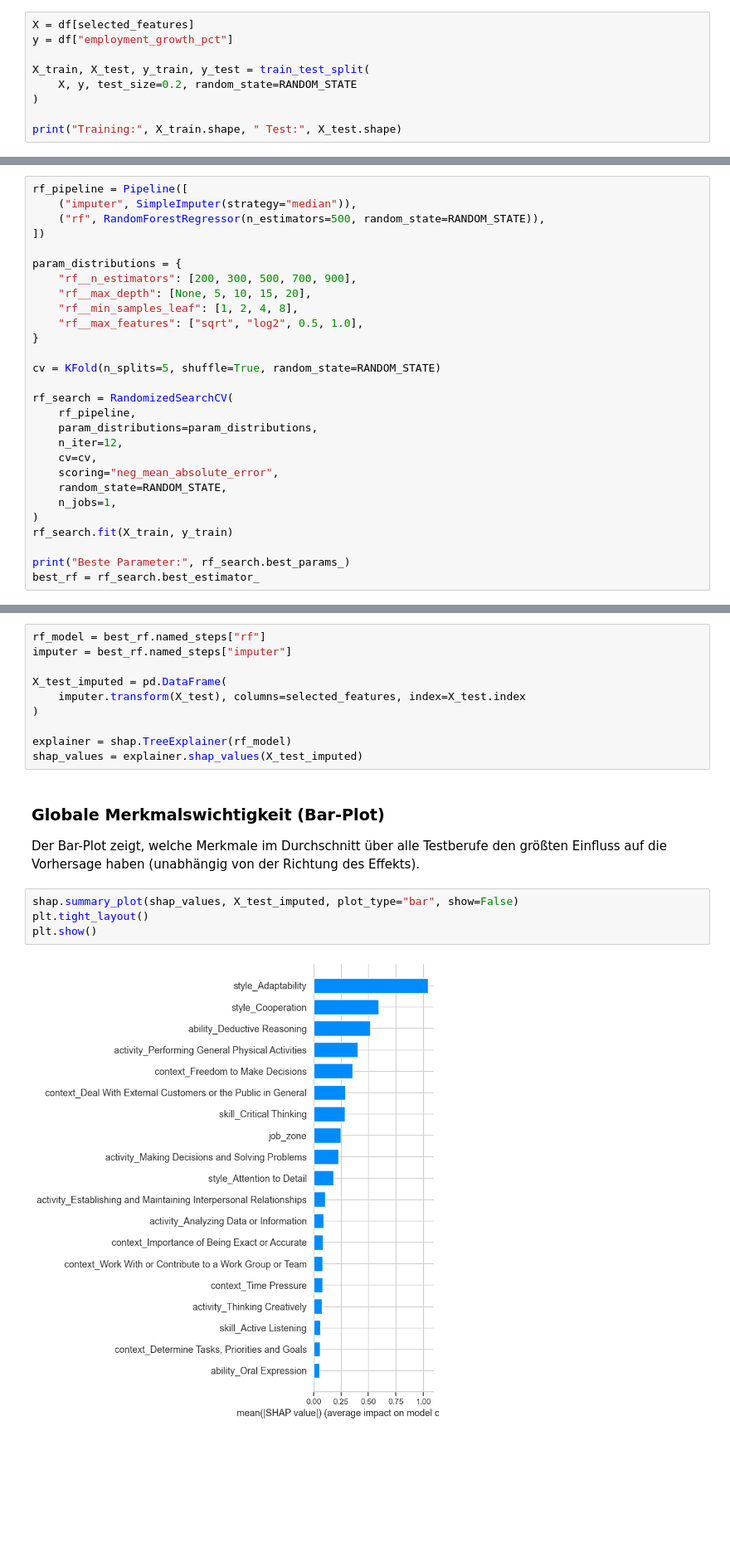
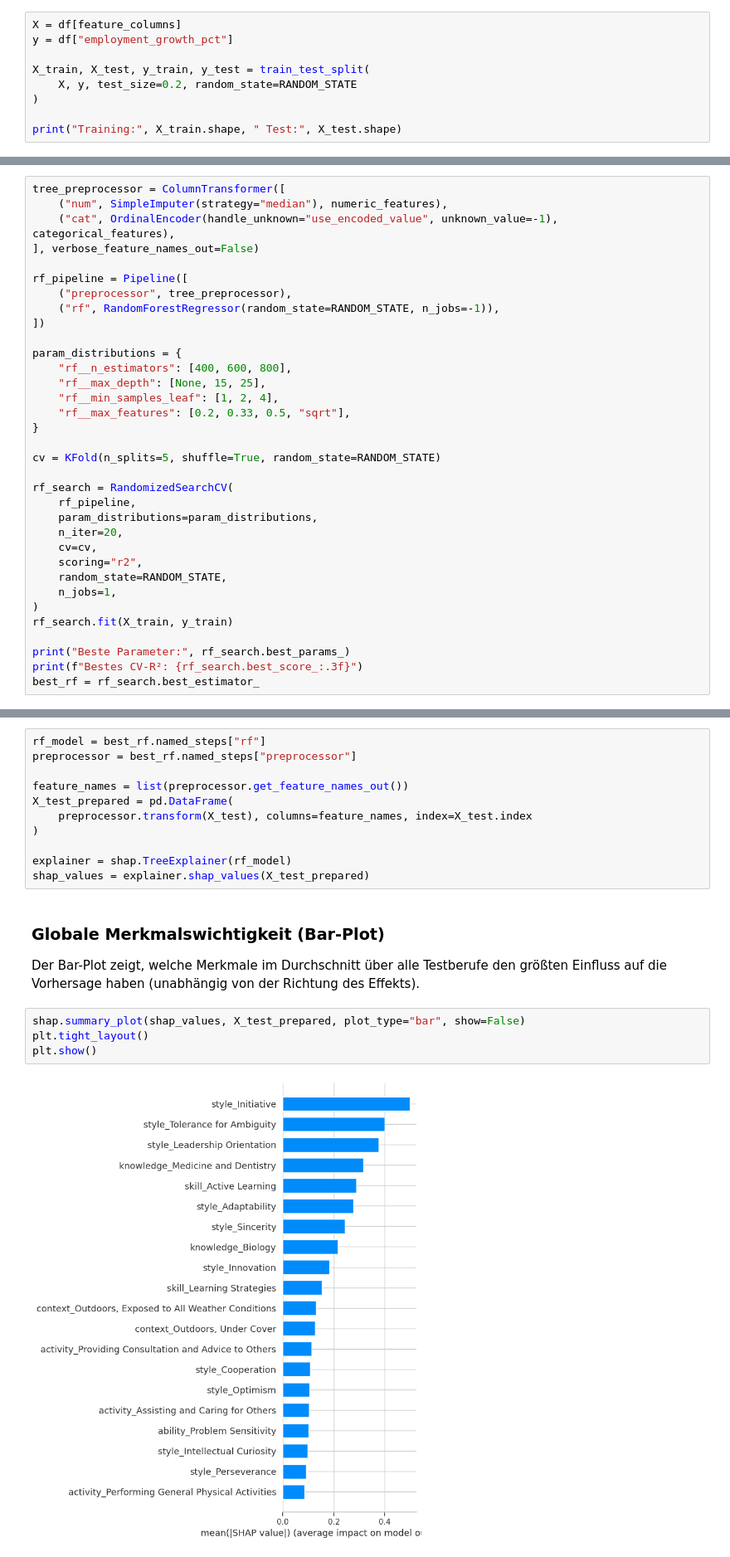
Before and after one commit to drmSalo/explainable_ai, a Jupyter notebook: index.ipynb, the cells around one changed output, grey strips where cells are left out. Shown at 83% size. Drawn from its saved outputs; the diff is of its cells as text; blank space fills up the shorter version.

```diff
--- a/index.ipynb
+++ b/index.ipynb
@@ -414,7 +396,7 @@ Der Split erfolgt direkt nach der Feature-Auswahl, **bevor** Imputer/Scaler gefi
 werden – so fließen keine Informationen aus dem Testset in die Vorverarbeitung ein
 (kein Data Leakage).
 # %%
-X = df[selected_features]
+X = df[feature_columns]
 y = df["employment_growth_pct"]
 
 X_train, X_test, y_train, y_test = train_test_split(
@@ -451,14 +448,19 @@ Als Hauptmodell dient ein `RandomForestRegressor`. Die Hyperparameter werden mit
 # %%
+tree_preprocessor = ColumnTransformer([
+    ("num", SimpleImputer(strategy="median"), numeric_features),
+    ("cat", OrdinalEncoder(handle_unknown="use_encoded_value", unknown_value=-1), categorical_features),
+], verbose_feature_names_out=False)
+
 rf_pipeline = Pipeline([
-    ("imputer", SimpleImputer(strategy="median")),
-    ("rf", RandomForestRegressor(n_estimators=500, random_state=RANDOM_STATE)),
+    ("preprocessor", tree_preprocessor),
+    ("rf", RandomForestRegressor(random_state=RANDOM_STATE, n_jobs=-1)),
 ])
 
 param_distributions = {
-    "rf__n_estimators": [200, 300, 500, 700, 900],
-    "rf__max_depth": [None, 5, 10, 15, 20],
-    "rf__min_samples_leaf": [1, 2, 4, 8],
-    "rf__max_features": ["sqrt", "log2", 0.5, 1.0],
+    "rf__n_estimators": [400, 600, 800],
+    "rf__max_depth": [None, 15, 25],
+    "rf__min_samples_leaf": [1, 2, 4],
+    "rf__max_features": [0.2, 0.33, 0.5, "sqrt"],
 }
 
 cv = KFold(n_splits=5, shuffle=True, random_state=RANDOM_STATE)
@@ -466,14 +468,15 @@ cv = KFold(n_splits=5, shuffle=True, random_state=RANDOM_STATE)
 rf_search = RandomizedSearchCV(
     rf_pipeline,
     param_distributions=param_distributions,
-    n_iter=12,
+    n_iter=20,
     cv=cv,
-    scoring="neg_mean_absolute_error",
+    scoring="r2",
     random_state=RANDOM_STATE,
     n_jobs=1,
 )
 rf_search.fit(X_train, y_train)
 
 print("Beste Parameter:", rf_search.best_params_)
+print(f"Bestes CV-R²: {rf_search.best_score_:.3f}")
 best_rf = rf_search.best_estimator_
 # %% [output]
@@ -550,25 +549,26 @@ Diese zeigen, wie stark und in welche Richtung jedes Merkmal die Vorhersage für
 einen bestimmten Beruf im Vergleich zum Durchschnitt verschiebt.
 # %%
 rf_model = best_rf.named_steps["rf"]
-imputer = best_rf.named_steps["imputer"]
+preprocessor = best_rf.named_steps["preprocessor"]
 
-X_test_imputed = pd.DataFrame(
-    imputer.transform(X_test), columns=selected_features, index=X_test.index
+feature_names = list(preprocessor.get_feature_names_out())
+X_test_prepared = pd.DataFrame(
+    preprocessor.transform(X_test), columns=feature_names, index=X_test.index
 )
 
 explainer = shap.TreeExplainer(rf_model)
-shap_values = explainer.shap_values(X_test_imputed)
+shap_values = explainer.shap_values(X_test_prepared)
 # %% [markdown]
 ### Globale Merkmalswichtigkeit (Bar-Plot)
 
 Der Bar-Plot zeigt, welche Merkmale im Durchschnitt über alle Testberufe den größten
 Einfluss auf die Vorhersage haben (unabhängig von der Richtung des Effekts).
 # %%
-shap.summary_plot(shap_values, X_test_imputed, plot_type="bar", show=False)
+shap.summary_plot(shap_values, X_test_prepared, plot_type="bar", show=False)
 plt.tight_layout()
 plt.show()
 # %% [output]
-[figure, old version]
+[figure, new version]
 # %% [markdown]
 ### Beeswarm-Plot
 
```
Also changed, not shown: parts of 27 cells of this notebook, 1 other file.
